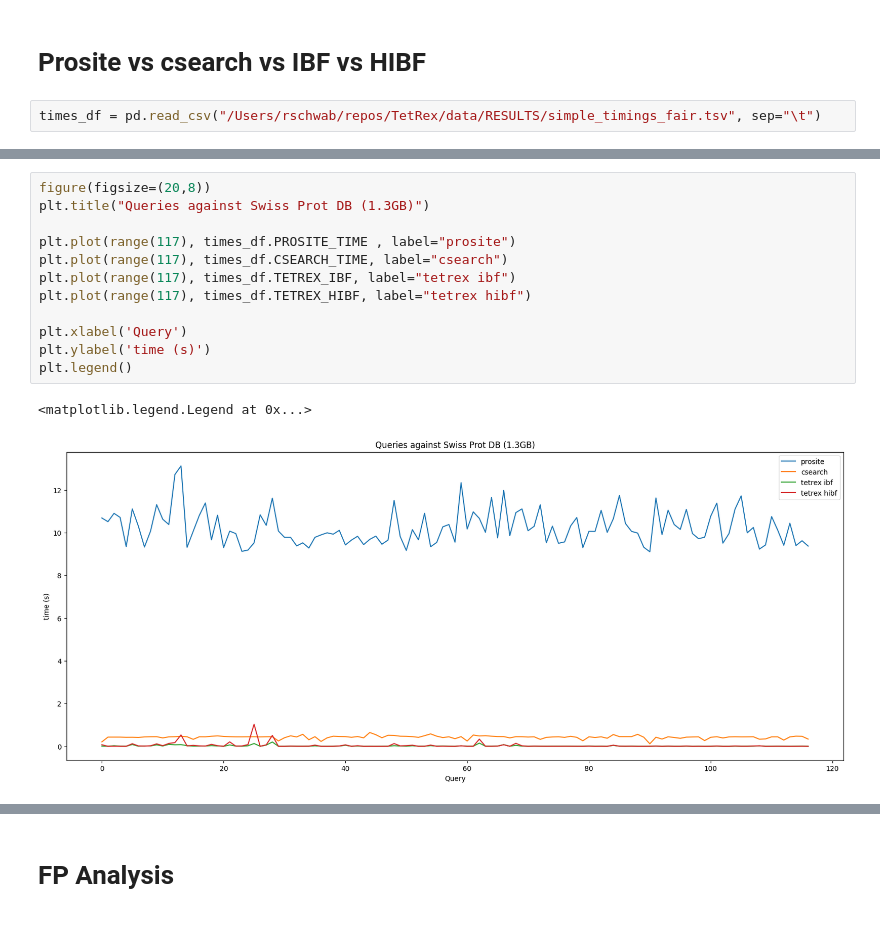
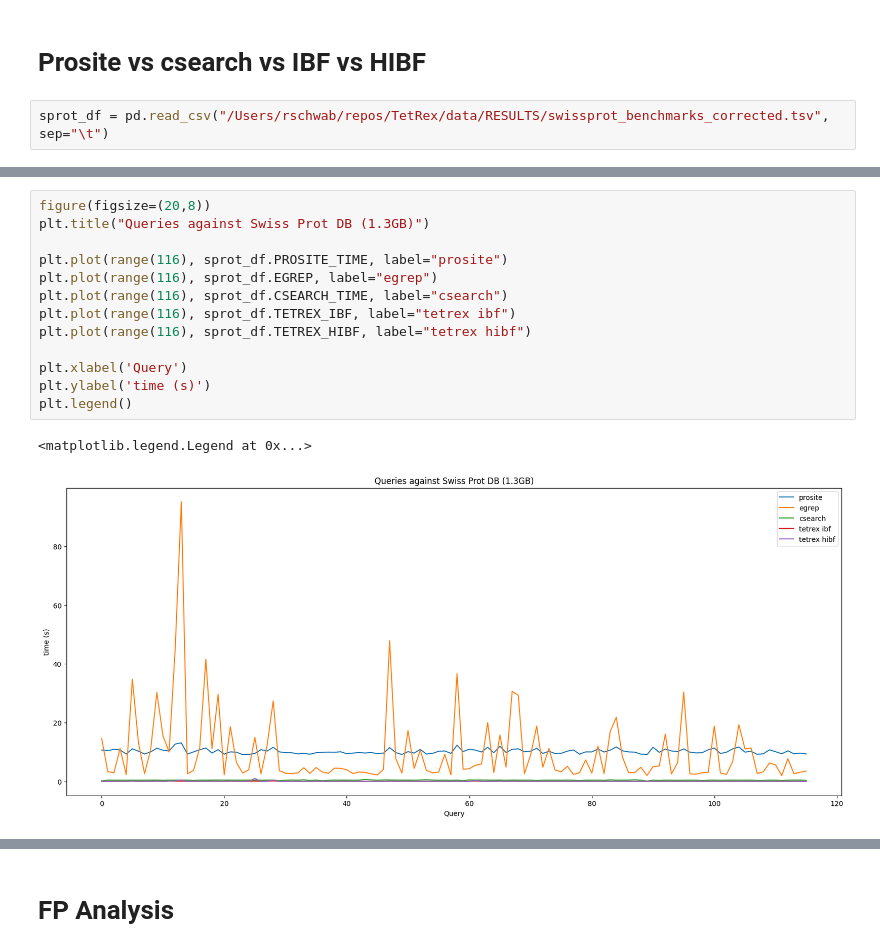
Before and after one commit to remyschwab/TetRex, a Jupyter notebook: utils/visualization_eval.ipynb, the cells around one changed output, grey strips where cells are left out. Saved outputs shown, nothing was run; the diff lists cells and outputs as text.

```diff
--- a/utils/visualization_eval.ipynb
+++ b/utils/visualization_eval.ipynb
@@ -105,4 +105,4 @@ sum(dists) # 3,756,722,694
 # %% [markdown]
 # Prosite vs csearch vs IBF vs HIBF
 # %%
-times_df = pd.read_csv("/Users/rschwab/repos/TetRex/data/RESULTS/simple_timings_fair.tsv", sep="\t")
+sprot_df = pd.read_csv("/Users/rschwab/repos/TetRex/data/RESULTS/swissprot_benchmarks_corrected.tsv", sep="\t")
@@ -125,18 +160,19 @@ times_df
 # %%
 figure(figsize=(20,8))
 plt.title("Queries against Swiss Prot DB (1.3GB)")
 
-plt.plot(range(117), times_df.PROSITE_TIME , label="prosite")
-plt.plot(range(117), times_df.CSEARCH_TIME, label="csearch")
-plt.plot(range(117), times_df.TETREX_IBF, label="tetrex ibf")
-plt.plot(range(117), times_df.TETREX_HIBF, label="tetrex hibf")
+plt.plot(range(116), sprot_df.PROSITE_TIME, label="prosite")
+plt.plot(range(116), sprot_df.EGREP, label="egrep")
+plt.plot(range(116), sprot_df.CSEARCH_TIME, label="csearch")
+plt.plot(range(116), sprot_df.TETREX_IBF, label="tetrex ibf")
+plt.plot(range(116), sprot_df.TETREX_HIBF, label="tetrex hibf")
 
 plt.xlabel('Query')
 plt.ylabel('time (s)')
 plt.legend()
 # %% [output]
 <matplotlib.legend.Legend at 0x...>
-[figure, old version]
+[figure, new version]
 # %%
 figure(figsize=(20,8))
 plt.title("Queries against Swiss Prot DB (1.3GB)")
```
Also changed, not shown: parts of 34 cells of this notebook, 2 other files.
